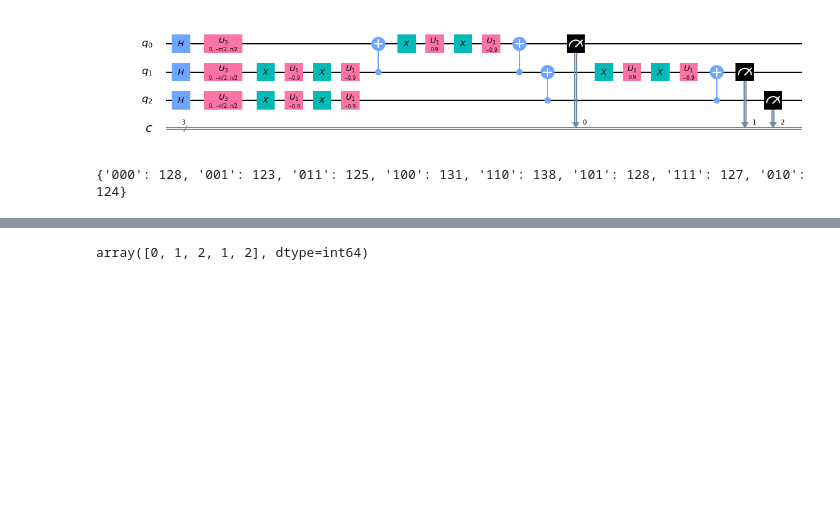
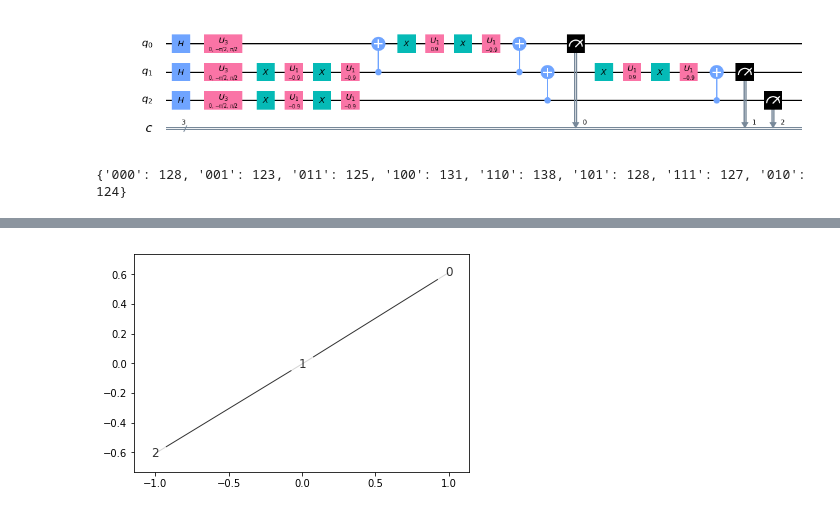
Before and after one commit to XunyiZhao/Quantum_Information_Project, a Jupyter notebook: maxcut.ipynb, the cells around one changed output, grey strips where cells are left out. Saved outputs shown, nothing was run; the diff lists cells and outputs as text; code cells hidden in the pictures; blank space fills up the shorter version.

Commit message:
build circuits

```diff
--- a/maxcut.ipynb
+++ b/maxcut.ipynb
@@ -152,4 +135,0 @@ print(counts)
-# %%
-n = 5#nodes
-w = [(0,1), (1,2), (2,3), (3,4), (4,0)]#edges
-K = 3#colors
@@ -203,6 +136,39 @@ sol = np.array(common.sample_most_likely(result['eigvecs'][0])).reshape([-1,K])
-# %%
-colors = [np.where(sol)[1][node] for node in self.G.nodes()]
-# %%
-np.where(sol)[1][node]
-# %% [output]
-array([0, 1, 2, 1, 2], dtype=int64)
+# %%
+class max_cut:
+    def __init__(self, n, elist):
+        self.n = n
+        self.G = nx.Graph()
+        self.G.add_nodes_from(np.arange(0,n,1))
+        self.elist = elist
+        # tuple is (i,j,weight) where (i,j) is the edge
+        self.G.add_edges_from(elist)
+
+    def draw(self):
+        colors = ['w' for node in self.G.nodes()]
+        pos = nx.spring_layout(self.G)
+        default_axes = plt.axes(frameon=True)
+        nx.draw_networkx(self.G, node_color=colors, node_size=600, alpha=.8, ax=default_axes, pos=pos)
+        plt.show()
+
+    def build_circuit(self, depth, beta, gamma):
+        self.circuit = circuits(self.n, self.n)
+        for i in range(depth):
+            for node in range(self.n):
+                self.circuit.beta_gate(beta[i],node)
+            for (node0, node1) in self.G.edges:
+                self.circuit.gamma_gate(gamma[i], node0, node1)
+        self.circuit.measure()
+
+    def solve(self):
+        backend_sim = Aer.get_backend('qasm_simulator')
+        job_sim = execute(self.circuit.circ, backend_sim, shots=1024)
+
+        # Grab the results from the job.
+        result_sim = job_sim.result()
+        counts = result_sim.get_counts(self.circuit.circ)
+        print(counts)
+# %%
+mc = max_cut(3, [[0,1], [1,2]])
+mc.draw()
+# %% [output]
+[figure, added]
```
Also changed, not shown: parts of 16 cells of this notebook, 1 other file.
